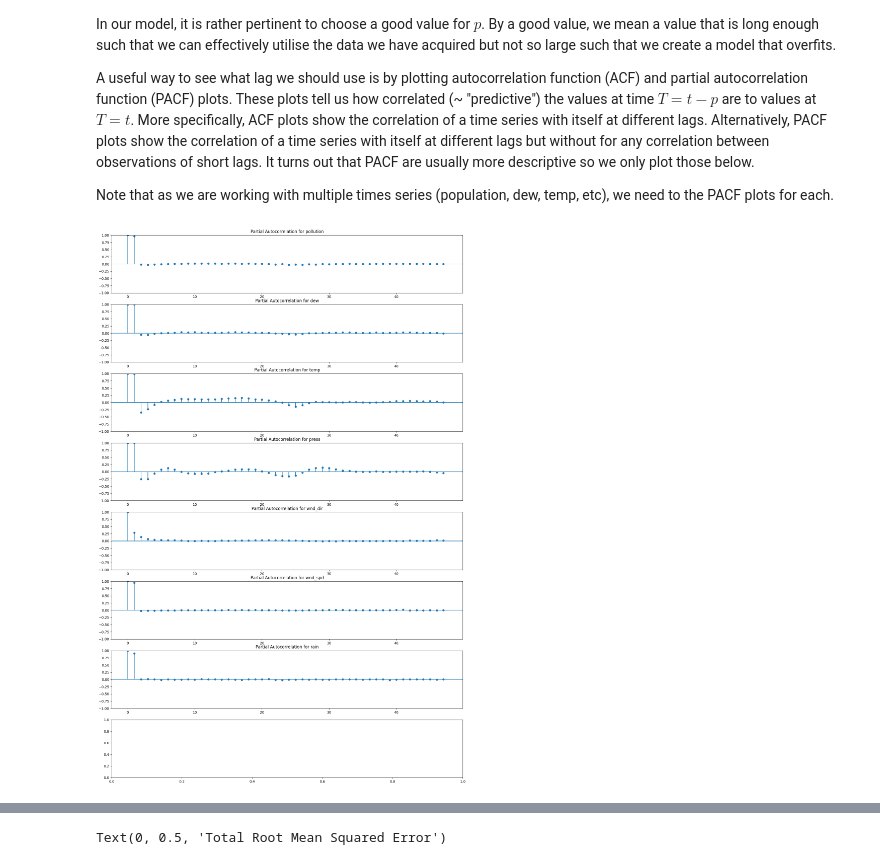
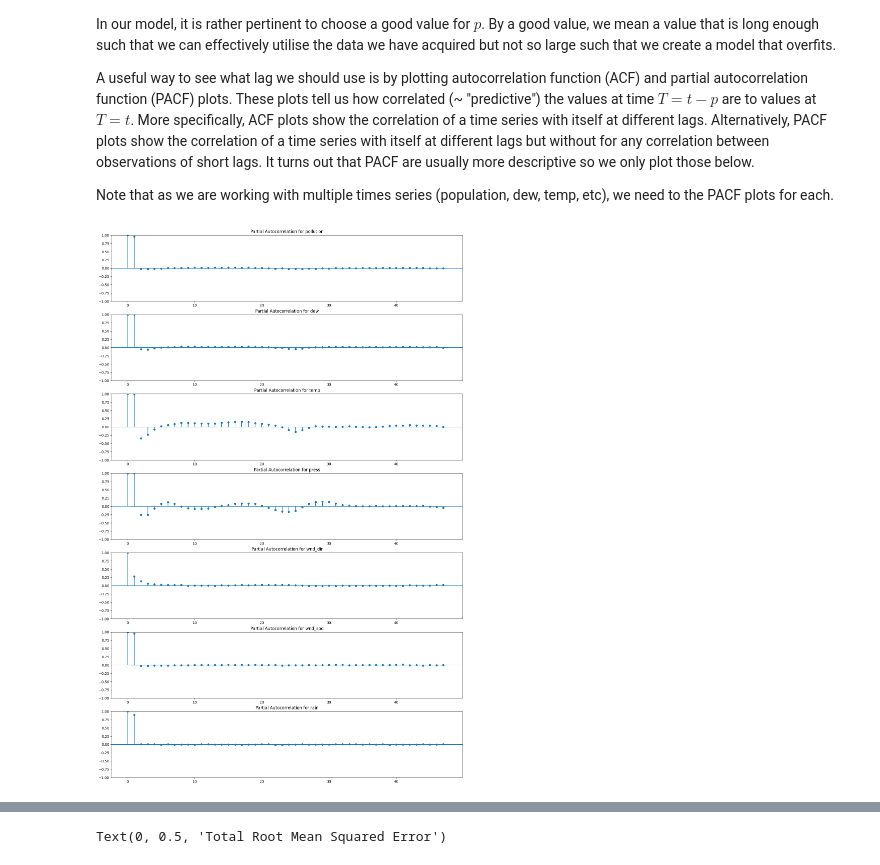
Before and after one commit to djjjones6/Group_Assessment_2, a Jupyter notebook: ChristianN/VAR Model.ipynb, the cells around one changed output, grey strips where cells are left out. Saved outputs shown, nothing was run; the diff lists cells and outputs as text; code cells hidden in the pictures.

```diff
--- a/ChristianN/VAR Model.ipynb
+++ b/ChristianN/VAR Model.ipynb
@@ -112,11 +112,11 @@ A useful way to see what lag we should use is by plotting autocorrelation functi
 
 Note that as we are working with multiple times series (population, dew, temp, etc), we need to the PACF plots for each.
 # %%
-fig, axs = plt.subplots(8, 1, figsize=(18,28))
+fig, axs = plt.subplots(7, 1, figsize=(18,28))
 
 columns = list(df)
 columns.pop(0)
 for i, x in enumerate(columns):
     plot_pacf(df[x], axs[i], title="Partial Autocorrelation for " + x)
 # %% [output]
-[figure, old version]
+[figure, new version]
```
Also changed, not shown: parts of 14 cells of this notebook, 1 other file.
